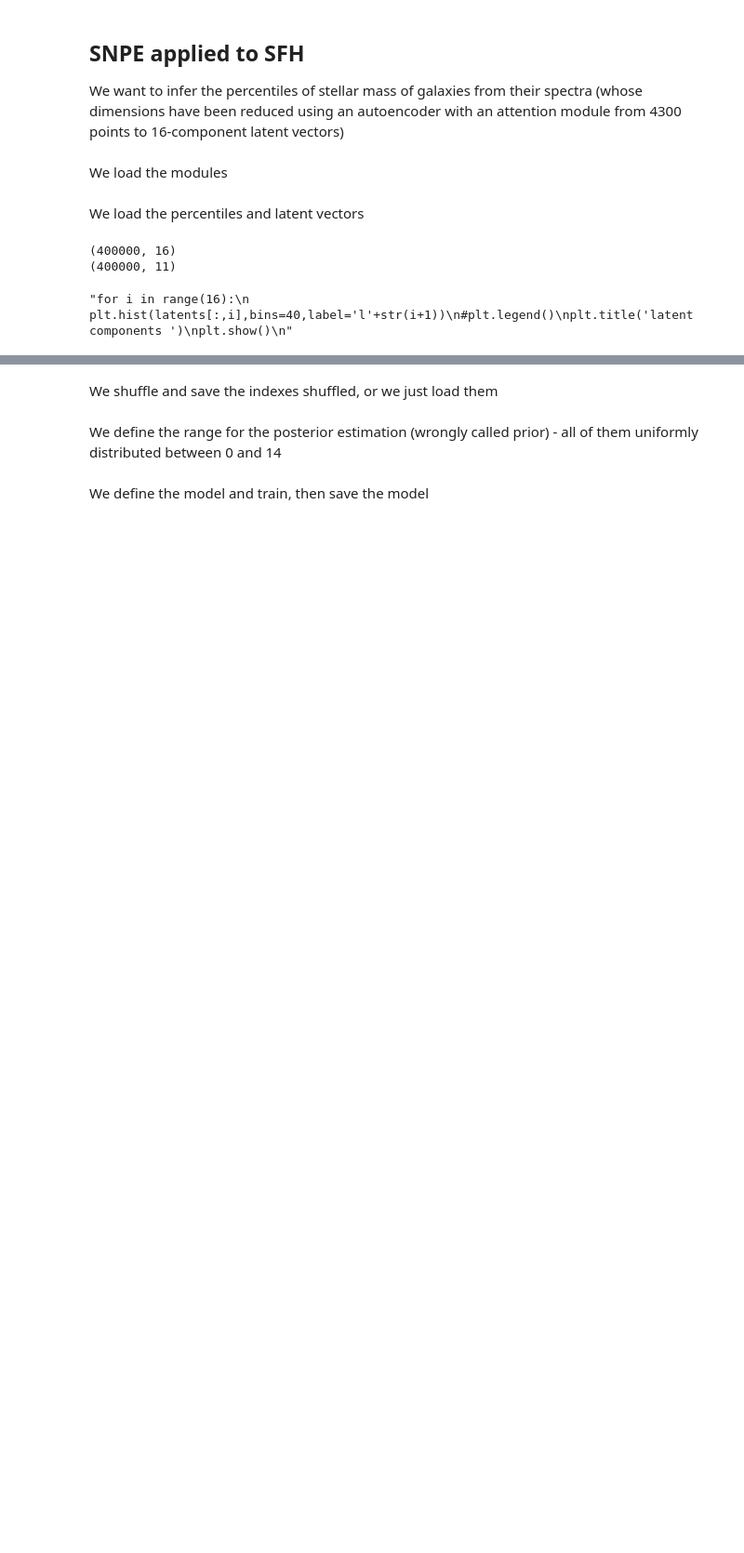
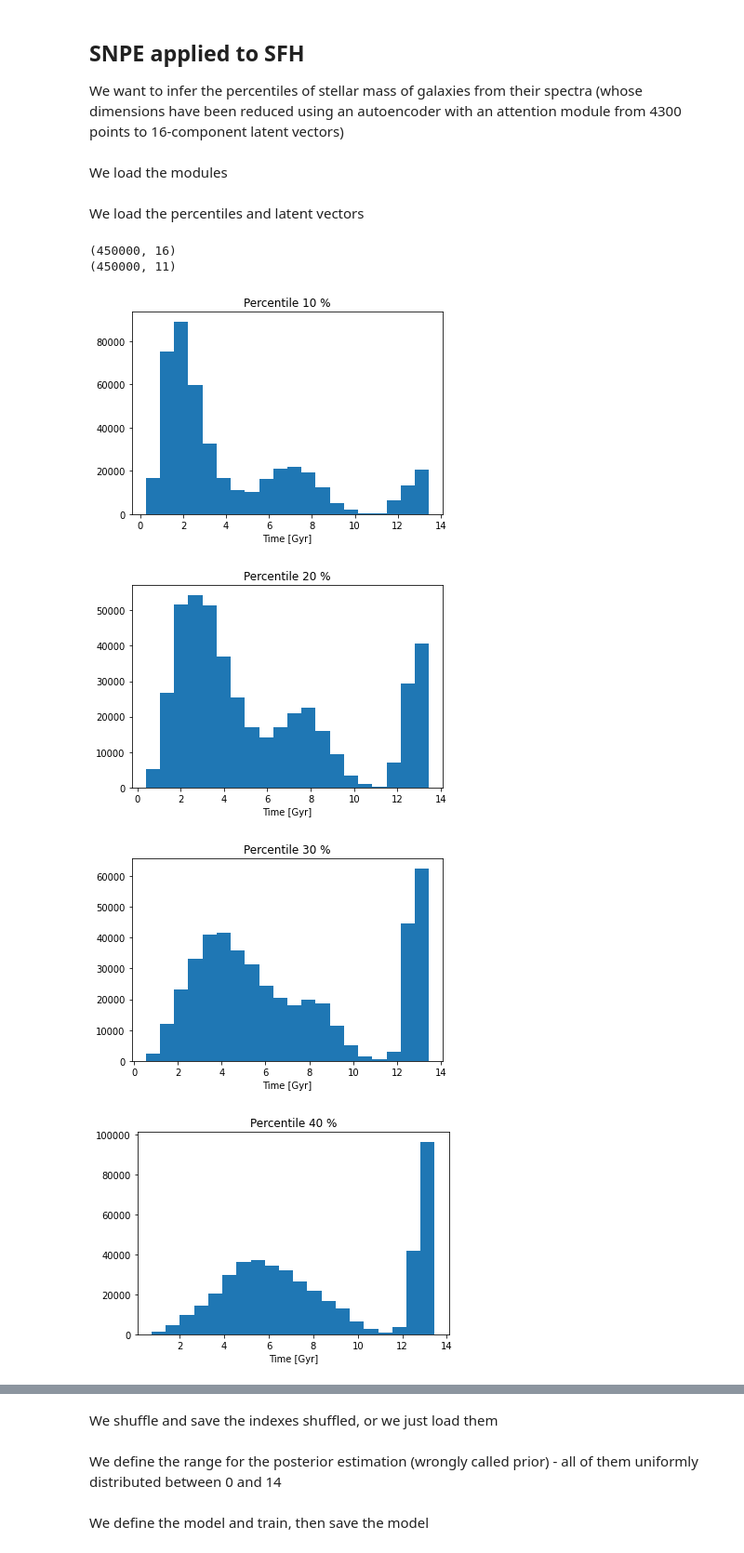
Before and after one commit to patriglesias/SBI_SFHs, a Jupyter notebook: alpha_fe_fixed/posterior_estimation.ipynb, the cells around one changed output, grey strips where cells are left out. Shown at 93% size. Saved outputs shown, nothing was run; the diff lists cells and outputs as text; code cells hidden in the pictures; blank space fills up the shorter version.

```diff
--- a/alpha_fe_fixed/posterior_estimation.ipynb
+++ b/alpha_fe_fixed/posterior_estimation.ipynb
@@ -20,33 +20,35 @@ from tqdm import tqdm
 # %% [markdown]
 We load the percentiles and latent vectors
 # %%
-latents_batch=np.load('./saved_models/latents_400000.npy',allow_pickle=True)
-percentiles=np.load('./saved_models/y_400000.npy',allow_pickle=True)
-latents=np.zeros((400000,16))
+latents_batch=np.load('./saved_models/latents_450000.npy',allow_pickle=True)
+percentiles=np.load('./saved_models/y_450000.npy',allow_pickle=True)
+latents=np.zeros((450000,16))
 batch_size=128
 
 #to create a single dataset with all the minibatches
 for j in range(len(latents_batch)):
     for i,x in enumerate(latents_batch[j]):
         latents[batch_size*j+i,:]=x
 
 print(np.shape(latents))
 print(np.shape(percentiles))
 
 #for checking distributions
-"""for i in range(9):
+for i in range(9):
     plt.hist(percentiles[:,i],bins=20)
     plt.title('Percentile '+str((i+1)*10)+' %')
     plt.xlabel('Time [Gyr]')
-    plt.show()"""
+    plt.show()
 
-"""for i in range(16):
+for i in range(16):
     plt.hist(latents[:,i],bins=40,label='l'+str(i+1))
 #plt.legend()
 plt.title('latent components ')
 plt.show()
-"""
 # %% [output]
-(400000, 16)
-(400000, 11)
+(450000, 16)
+(450000, 11)
-"for i in range(16):\n    plt.hist(latents[:,i],bins=40,label='l'+str(i+1))\n#plt.legend()\nplt.title('latent components ')\nplt.show()\n"
+[figure, added]
+[figure, added]
+[figure, added]
+[figure, added]
```
Also changed, not shown: parts of 10 cells of this notebook, 3 other files.
